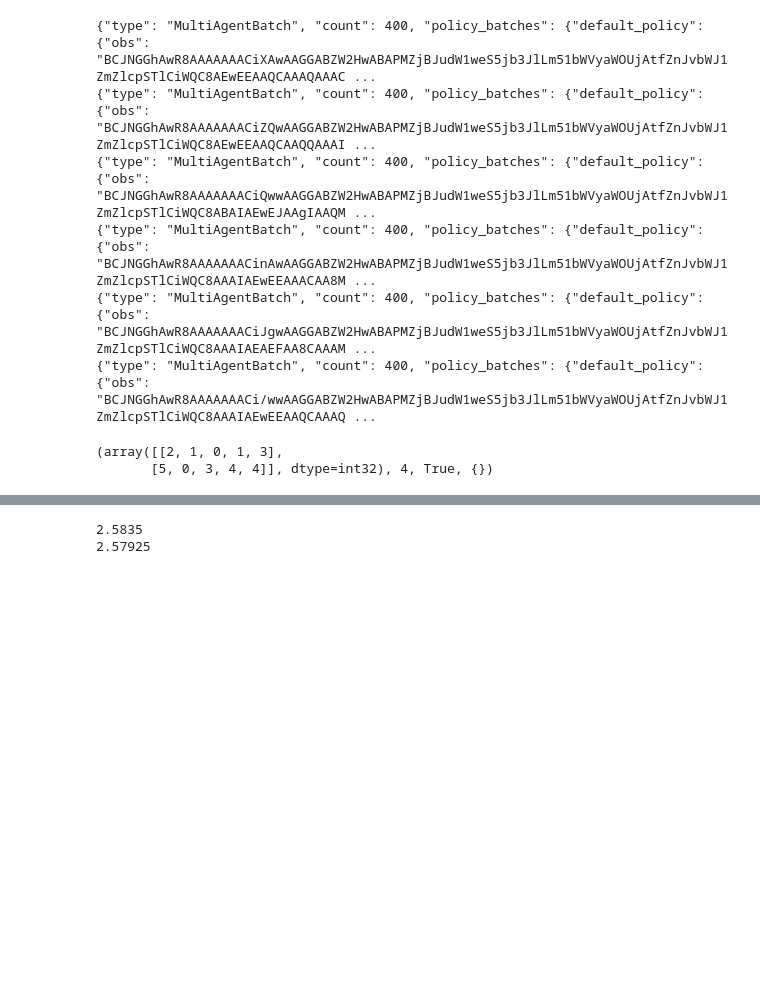
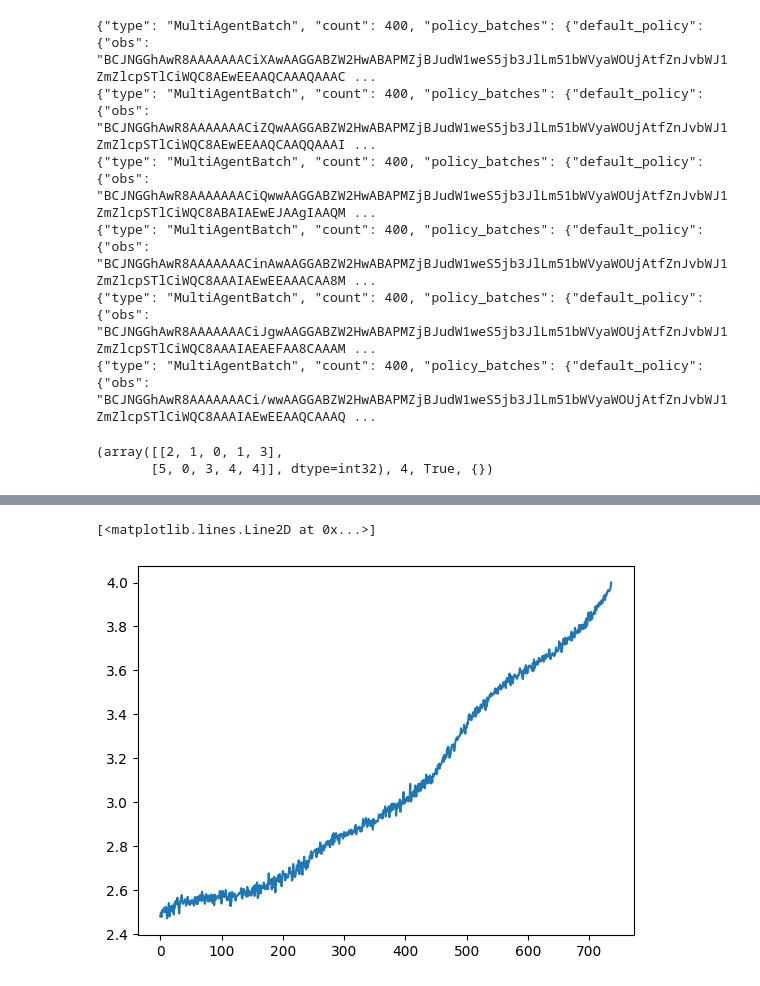
Before and after one commit to calzadaharo/TFM_ACES, a Jupyter notebook: StepByStep.ipynb, the cells around one changed output, grey strips where cells are left out. Drawn from its saved outputs; the diff is of its cells as text; code cells hidden in the pictures; blank space fills up the shorter version.

```diff
--- a/StepByStep.ipynb
+++ b/StepByStep.ipynb
@@ -911,6 +913,8 @@ result_box = [2.52775, 2.5, 2.509, 2.47625, 2.44825, 2.5135, 2.48825, 2.491, 2.5
 # %%
-print(np.median(result_dict))
-print(np.median(result_box))
+# print(np.median(result_dict))
+# print(np.median(result_box))
+# print(np.median(result_array_736))
+plt.plot(result_array_736)
 # %% [output]
-2.5835
-2.57925
+[<matplotlib.lines.Line2D at 0x...>]
+[figure, added]
```
Also changed, not shown: parts of 3 cells of this notebook, 1 other file.
